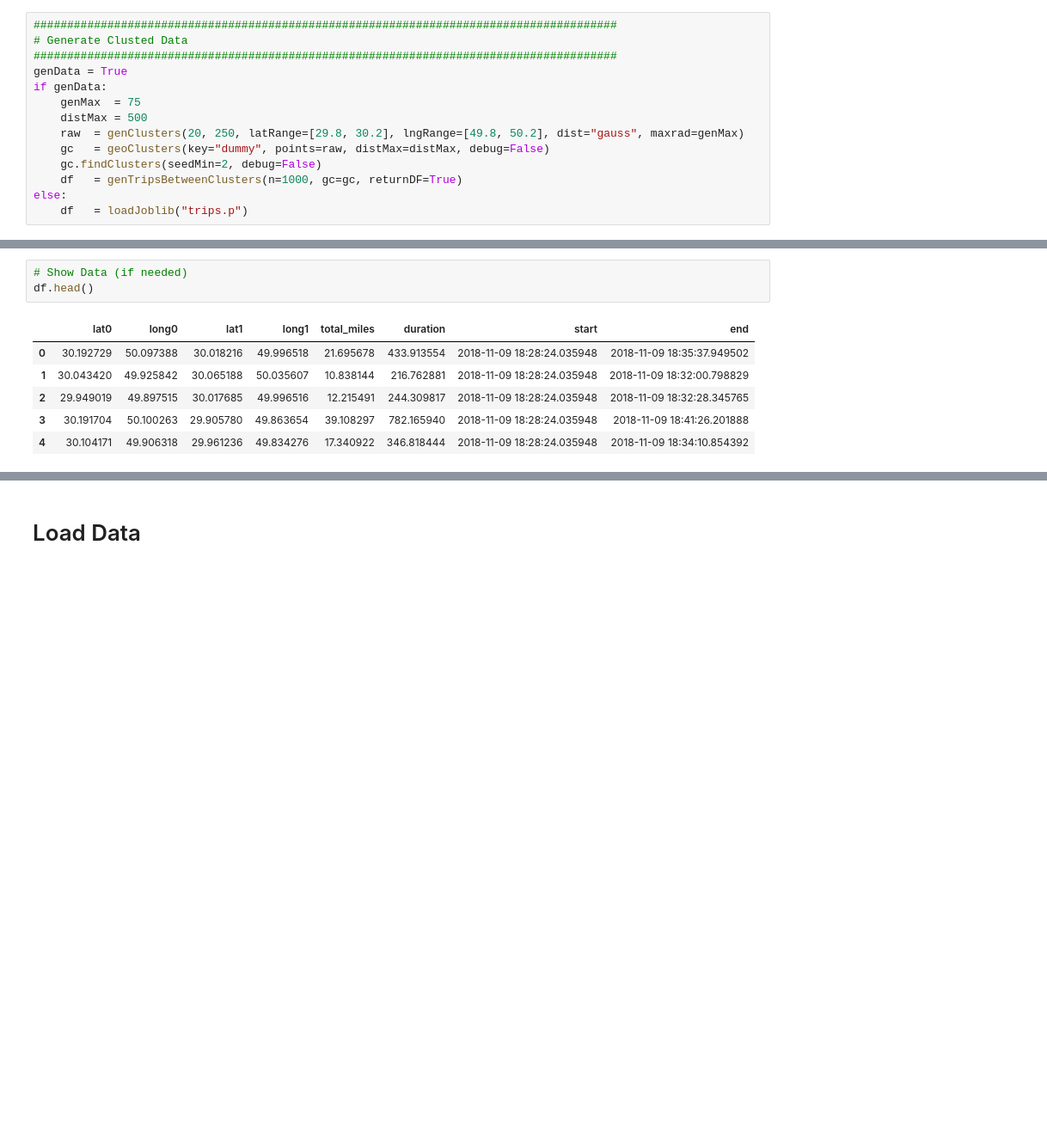
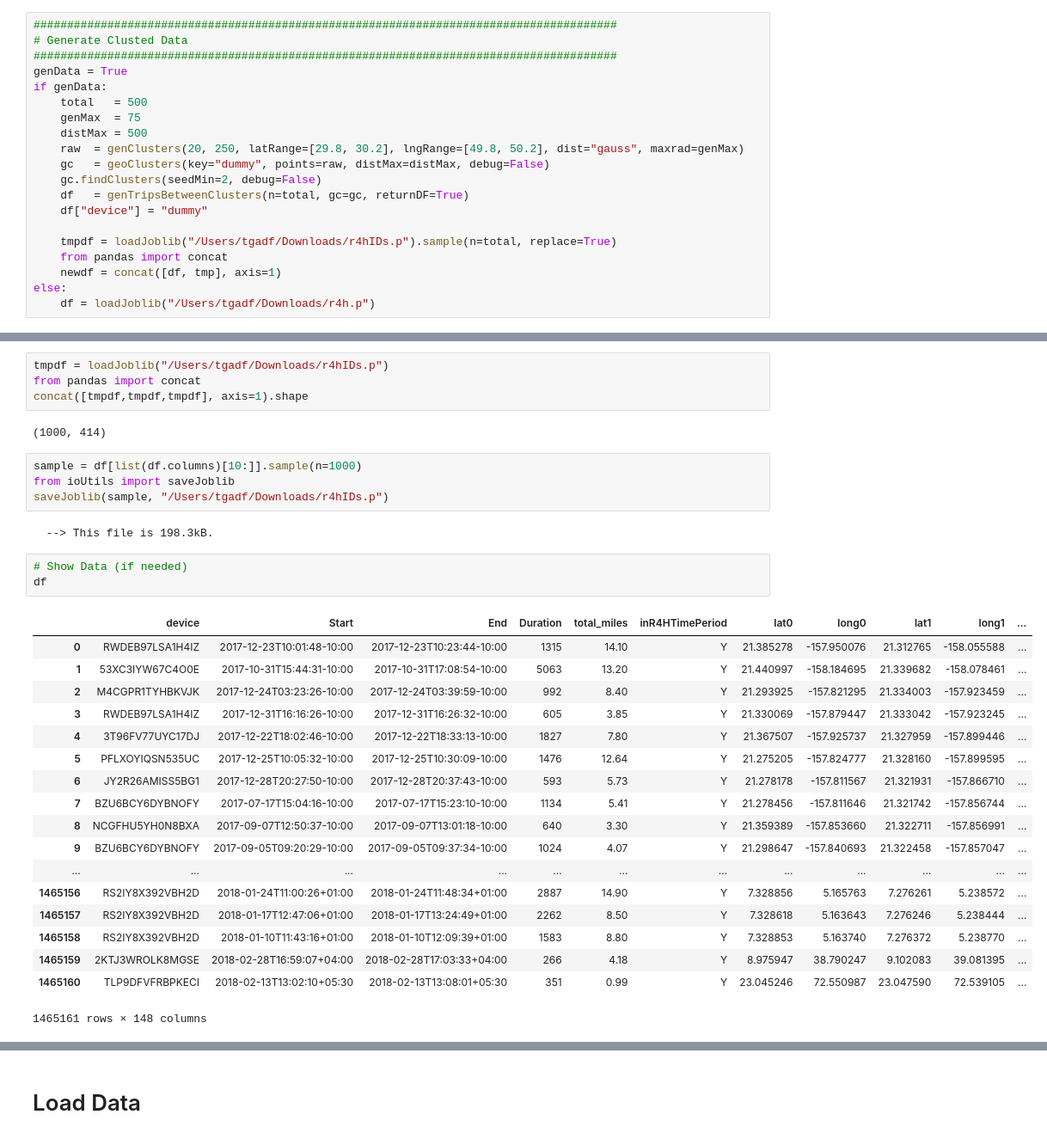
Before and after one commit to tgadf/network, a Jupyter notebook: createNetwork.ipynb, the cells around one changed output, grey strips where cells are left out. Shown: that part at 86% size. Drawn from its saved outputs; the diff is of its cells as text; blank space fills up the shorter version.

```diff
--- a/createNetwork.ipynb
+++ b/createNetwork.ipynb
@@ -27,12 +34,18 @@ The autoreload extension is already loaded. To reload it, use:
 #######################################################################################
 genData = True
 if genData:
+    total   = 500
     genMax  = 75
     distMax = 500
     raw  = genClusters(20, 250, latRange=[29.8, 30.2], lngRange=[49.8, 50.2], dist="gauss", maxrad=genMax)
     gc   = geoClusters(key="dummy", points=raw, distMax=distMax, debug=False)
     gc.findClusters(seedMin=2, debug=False)
-    df   = genTripsBetweenClusters(n=1000, gc=gc, returnDF=True)
+    df   = genTripsBetweenClusters(n=total, gc=gc, returnDF=True)
+    df["device"] = "dummy"
+
+    tmpdf = loadJoblib("/Users/tgadf/Downloads/r4hIDs.p").sample(n=total, replace=True)
+    from pandas import concat
+    newdf = concat([df, tmp], axis=1)
 else:
-    df   = loadJoblib("trips.p")
+    df = loadJoblib("/Users/tgadf/Downloads/r4h.p")
 # %% [output]
@@ -42,13 +59,37 @@ Converting (1000, 2, 2) trips to a DataFrame
+# %%
+tmpdf = loadJoblib("/Users/tgadf/Downloads/r4hIDs.p")
+from pandas import concat
+concat([tmpdf,tmpdf,tmpdf], axis=1).shape
+# %% [output]
+(1000, 414)
+# %%
+sample = df[list(df.columns)[10:]].sample(n=1000)
+from ioUtils import saveJoblib
+saveJoblib(sample, "/Users/tgadf/Downloads/r4hIDs.p")
+# %% [output]
+  --> This file is 198.3kB.
 # %%
 # Show Data (if needed)
-df.head()
+df
 # %% [output]
-|  | lat0 | long0 | lat1 | long1 | total_miles | duration | start | end |
-| 0 | 30.192729 | 50.097388 | 30.018216 | 49.996518 | 21.695678 | 433.913554 | 2018-11-09 18:28:24.035948 | 2018-11-09 18:35:37.949502 |
-| 1 | 30.043420 | 49.925842 | 30.065188 | 50.035607 | 10.838144 | 216.762881 | 2018-11-09 18:28:24.035948 | 2018-11-09 18:32:00.798829 |
-| 2 | 29.949019 | 49.897515 | 30.017685 | 49.996516 | 12.215491 | 244.309817 | 2018-11-09 18:28:24.035948 | 2018-11-09 18:32:28.345765 |
-| 3 | 30.191704 | 50.100263 | 29.905780 | 49.863654 | 39.108297 | 782.165940 | 2018-11-09 18:28:24.035948 | 2018-11-09 18:41:26.201888 |
-| 4 | 30.104171 | 49.906318 | 29.961236 | 49.834276 | 17.340922 | 346.818444 | 2018-11-09 18:28:24.035948 | 2018-11-09 18:34:10.854392 |
+|  | device | Start | End | Duration | total_miles | inR4HTimePeriod | lat0 | long0 | lat1 | long1 | ... |
+| 0 | RWDEB97LSA1H4IZ | 2017-12-23T10:01:48-10:00 | 2017-12-23T10:23:44-10:00 | 1315 | 14.10 | Y | 21.385278 | -157.950076 | 21.312765 | -158.055588 | ... |
+| 1 | 53XC3IYW67C4O0E | 2017-10-31T15:44:31-10:00 | 2017-10-31T17:08:54-10:00 | 5063 | 13.20 | Y | 21.440997 | -158.184695 | 21.339682 | -158.078461 | ... |
+| 2 | M4CGPR1TYHBKVJK | 2017-12-24T03:23:26-10:00 | 2017-12-24T03:39:59-10:00 | 992 | 8.40 | Y | 21.293925 | -157.821295 | 21.334003 | -157.923459 | ... |
+| 3 | RWDEB97LSA1H4IZ | 2017-12-31T16:16:26-10:00 | 2017-12-31T16:26:32-10:00 | 605 | 3.85 | Y | 21.330069 | -157.879447 | 21.333042 | -157.923245 | ... |
+| 4 | 3T96FV77UYC17DJ | 2017-12-22T18:02:46-10:00 | 2017-12-22T18:33:13-10:00 | 1827 | 7.80 | Y | 21.367507 | -157.925737 | 21.327959 | -157.899446 | ... |
+| 5 | PFLXOYIQSN535UC | 2017-12-25T10:05:32-10:00 | 2017-12-25T10:30:09-10:00 | 1476 | 12.64 | Y | 21.275205 | -157.824777 | 21.328160 | -157.899595 | ... |
+| 6 | JY2R26AMISS5BG1 | 2017-12-28T20:27:50-10:00 | 2017-12-28T20:37:43-10:00 | 593 | 5.73 | Y | 21.278178 | -157.811567 | 21.321931 | -157.866710 | ... |
+| 7 | BZU6BCY6DYBNOFY | 2017-07-17T15:04:16-10:00 | 2017-07-17T15:23:10-10:00 | 1134 | 5.41 | Y | 21.278456 | -157.811646 | 21.321742 | -157.856744 | ... |
+| 8 | NCGFHU5YH0N8BXA | 2017-09-07T12:50:37-10:00 | 2017-09-07T13:01:18-10:00 | 640 | 3.30 | Y | 21.359389 | -157.853660 | 21.322711 | -157.856991 | ... |
+| 9 | BZU6BCY6DYBNOFY | 2017-09-05T09:20:29-10:00 | 2017-09-05T09:37:34-10:00 | 1024 | 4.07 | Y | 21.298647 | -157.840693 | 21.322458 | -157.857047 | ... |
+| ... | ... | ... | ... | ... | ... | ... | ... | ... | ... | ... | ... |
+| 1465156 | RS2IY8X392VBH2D | 2018-01-24T11:00:26+01:00 | 2018-01-24T11:48:34+01:00 | 2887 | 14.90 | Y | 7.328856 | 5.165763 | 7.276261 | 5.238572 | ... |
+| 1465157 | RS2IY8X392VBH2D | 2018-01-17T12:47:06+01:00 | 2018-01-17T13:24:49+01:00 | 2262 | 8.50 | Y | 7.328618 | 5.163643 | 7.276246 | 5.238444 | ... |
+| 1465158 | RS2IY8X392VBH2D | 2018-01-10T11:43:16+01:00 | 2018-01-10T12:09:39+01:00 | 1583 | 8.80 | Y | 7.328853 | 5.163740 | 7.276372 | 5.238770 | ... |
+| 1465159 | 2KTJ3WROLK8MGSE | 2018-02-28T16:59:07+04:00 | 2018-02-28T17:03:33+04:00 | 266 | 4.18 | Y | 8.975947 | 38.790247 | 9.102083 | 39.081395 | ... |
+| 1465160 | TLP9DFVFRBPKECI | 2018-02-13T13:02:10+05:30 | 2018-02-13T13:08:01+05:30 | 351 | 0.99 | Y | 23.045246 | 72.550987 | 23.047590 | 72.539105 | ... |
+1465161 rows × 148 columns
 # %%
 #######################################################################################
 # Cluster Geo Data (Lat, Long)
```
Also changed, not shown: parts of 60 cells of this notebook, 5 other files.
